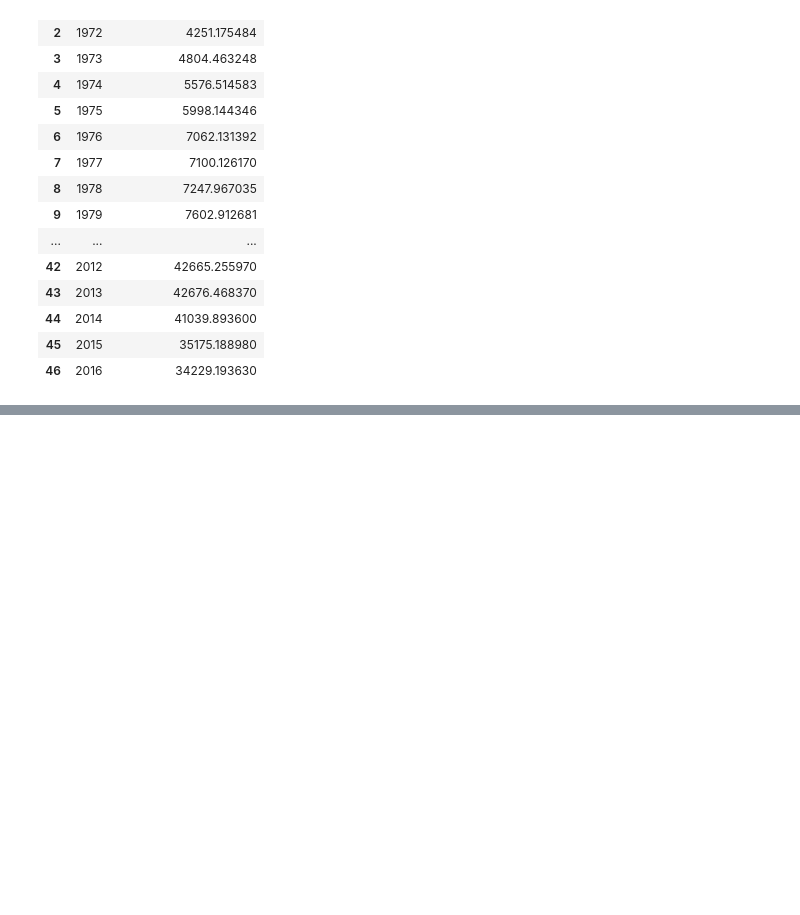
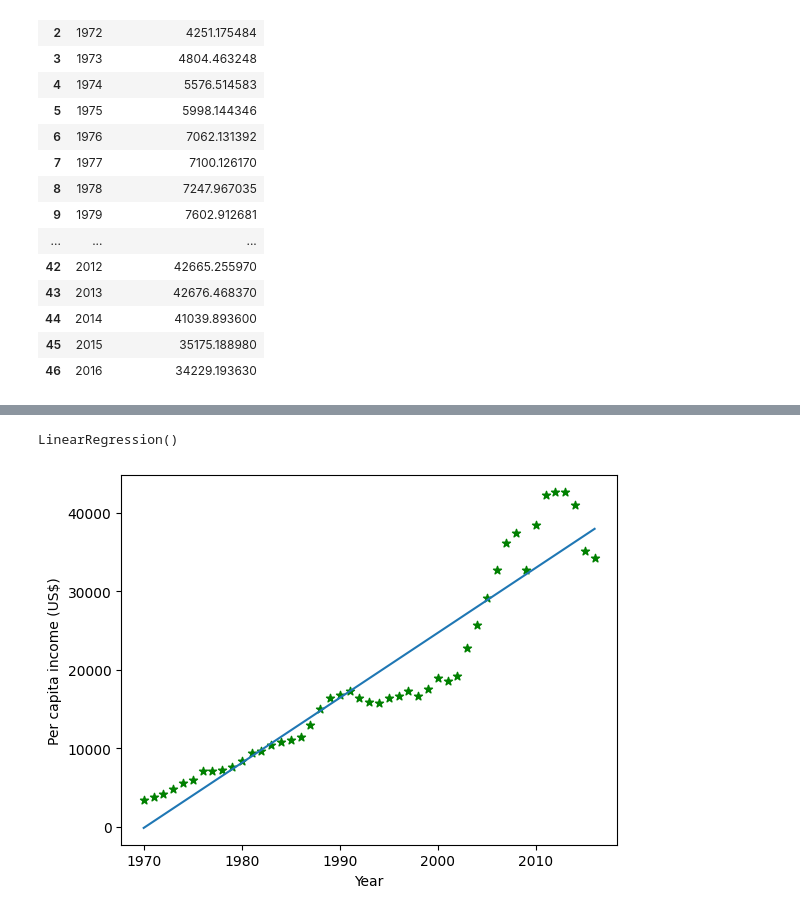
Before and after one commit to awaisnazir08/Machine-Learning, a Jupyter notebook: Regression/exercise linear regression.ipynb, the cells around one changed output, grey strips where cells are left out. Drawn from its saved outputs; the diff is of its cells as text; code cells hidden in the pictures; blank space fills up the shorter version.

Commit message:
exercise for predicting canadian gdp completed

```diff
--- a/Regression/exercise linear regression.ipynb
+++ b/Regression/exercise linear regression.ipynb
@@ -23,3 +24,9 @@ df
 | 44 | 2014 | 41039.893600 |
 | 45 | 2015 | 35175.188980 |
 | 46 | 2016 | 34229.193630 |
+# %%
+reg = LinearRegression()
+X = df.drop('per capita income (US$)', axis = 'columns')
+X
+y = df['per capita income (US$)']
+y
@@ -25,0 +51,13 @@ df
+# %%
+reg.fit(X, y)
+# %% [output]
+LinearRegression()
+# %%
+# fig, ax = plt.subplots()
+plt.xlabel("Year")
+plt.ylabel("Per capita income (US$)")
+plt.scatter(df['year'],df['per capita income (US$)'], marker = '*', color = 'green')
+plt.plot(df['year'],reg.predict(df[['year']]))
+plt.show()
+# %% [output]
+[figure, added]
```
Also changed, not shown: parts of 4 cells of this notebook.
